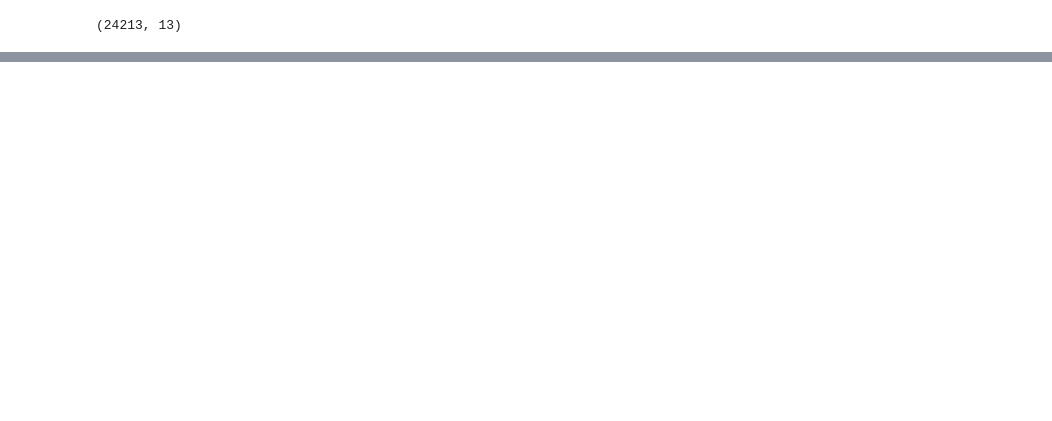
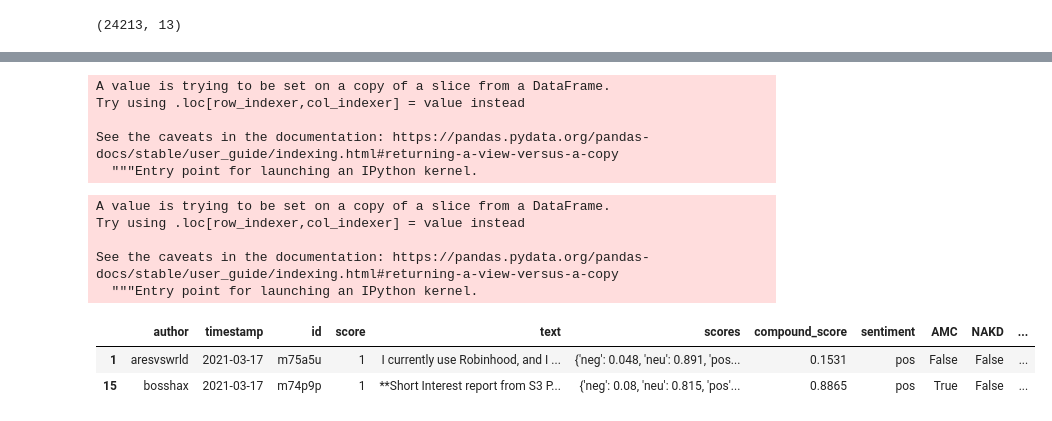
Before and after one commit to KseniaShkaruta/DiamondHands, a Jupyter notebook: CS6242_GroupProject_CrossCorrelation.ipynb, the cells around one changed output, grey strips where cells are left out. Drawn from its saved outputs; the diff is of its cells as text; code cells hidden in the pictures; blank space fills up the shorter version.

```diff
--- a/CS6242_GroupProject_CrossCorrelation.ipynb
+++ b/CS6242_GroupProject_CrossCorrelation.ipynb
@@ -57,0 +122,24 @@ df_reddit_GME.shape
+# %%
+# save only date from the date time
+df_reddit_GME['timestamp'] = df_reddit_GME['timestamp'].dt.date
+# %% [output]
+A value is trying to be set on a copy of a slice from a DataFrame.
+Try using .loc[row_indexer,col_indexer] = value instead
+
+See the caveats in the documentation: https://pandas.pydata.org/pandas-docs/stable/user_guide/indexing.html#returning-a-view-versus-a-copy
+  """Entry point for launching an IPython kernel.
+# %%
+# convert timestamp into date time
+df_reddit_GME['timestamp'] = pd.to_datetime(df_reddit_GME['timestamp'], errors='coerce')
+# %% [output]
+A value is trying to be set on a copy of a slice from a DataFrame.
+Try using .loc[row_indexer,col_indexer] = value instead
+
+See the caveats in the documentation: https://pandas.pydata.org/pandas-docs/stable/user_guide/indexing.html#returning-a-view-versus-a-copy
+  """Entry point for launching an IPython kernel.
+# %%
+df_reddit_GME.head(2)
+# %% [output]
+|  | author | timestamp | id | score | text | scores | compound_score | sentiment | AMC | NAKD | ... |
+| 1 | aresvswrld | 2021-03-17 | m75a5u | 1 | I currently use Robinhood, and I ... | {'neg': 0.048, 'neu': 0.891, 'pos... | 0.1531 | pos | False | False | ... |
+| 15 | bosshax | 2021-03-17 | m74p9p | 1 | **Short Interest report from S3 P... | {'neg': 0.08, 'neu': 0.815, 'pos'... | 0.8865 | pos | True | False | ... |
```
Also changed, not shown: parts of 12 cells of this notebook.
